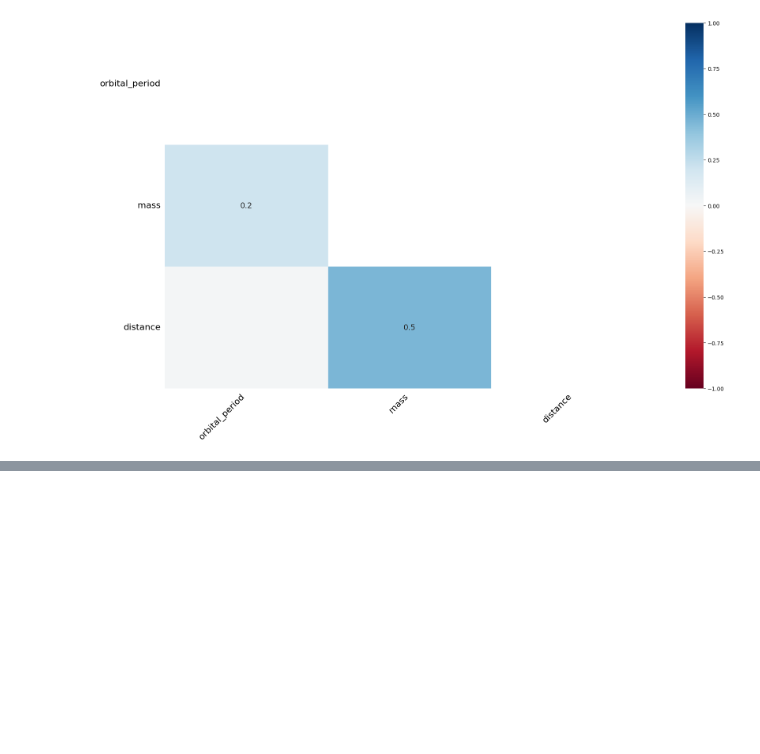
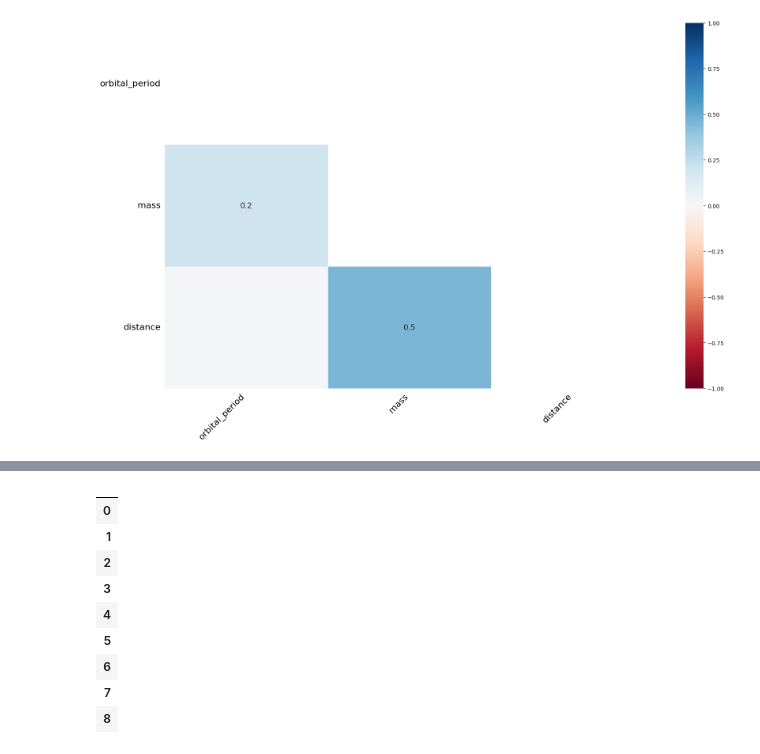
Before and after one commit to GokceSoylu/Data_Science, a Jupyter notebook: Data Preprocessing/MissingData.ipynb, the cells around one changed output, grey strips where cells are left out. Saved outputs shown, nothing was run; the diff lists cells and outputs as text; code cells hidden in the pictures; blank space fills up the shorter version.

```diff
--- a/Data Preprocessing/MissingData.ipynb
+++ b/Data Preprocessing/MissingData.ipynb
@@ -280,0 +302,14 @@ msno.heatmap(data)
+# %%
+df.dropna(axis=1)#değişkenler bazında slime. en az bir tane eksiği olan değişkenş silme
+#hepsi gider çünkü veri setimizde her değişkenin en az bir ta e eksik değeri vardı :))
+# %% [output]
+|  |
+| 0 |
+| 1 |
+| 2 |
+| 3 |
+| 4 |
+| 5 |
+| 6 |
+| 7 |
+| 8 |
```
Also changed, not shown: parts of 7 cells of this notebook.
